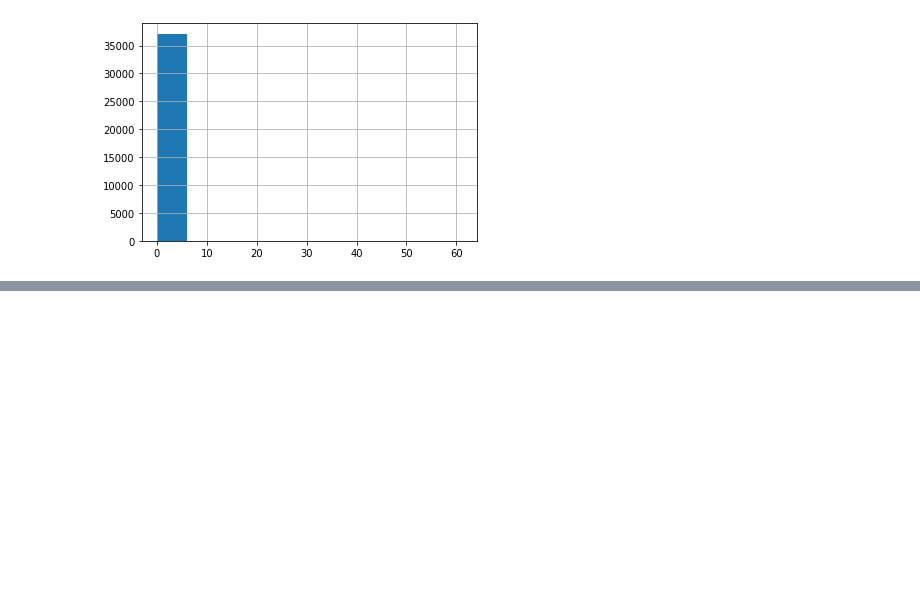
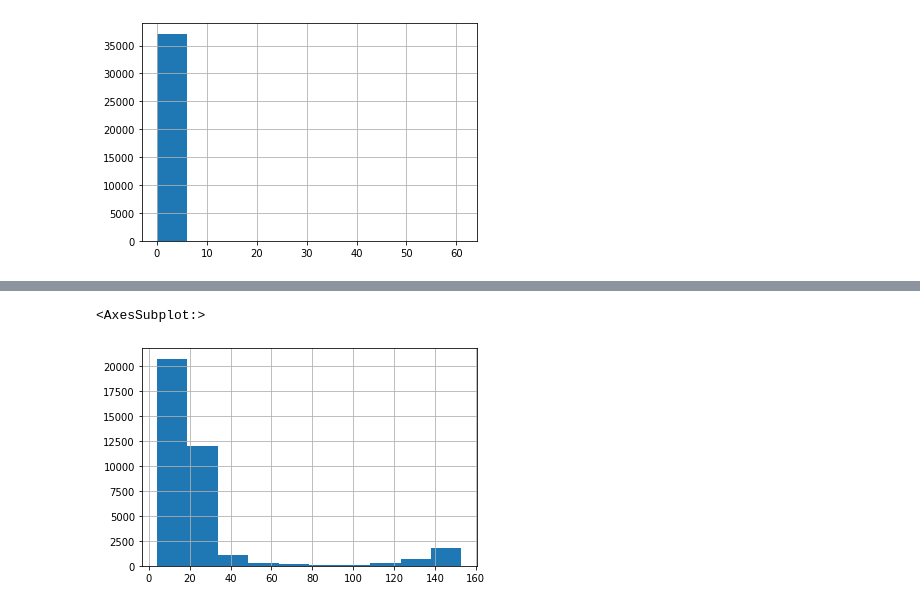
Before and after one commit to lukem1/malicious-domain-classification, a Jupyter notebook: preprocessing.ipynb, the cells around one changed output, grey strips where cells are left out. Saved outputs shown, nothing was run; the diff lists cells and outputs as text; code cells hidden in the pictures; blank space fills up the shorter version.

Commit message:
Preprocessing: domain len and class

```diff
--- a/preprocessing.ipynb
+++ b/preprocessing.ipynb
@@ -849,0 +858,5 @@ data.SpecialCharSequence.hist()
+# %%
+data.DomainLength.hist()
+# %% [output]
+<AxesSubplot:>
+[figure, added]
```
Also changed, not shown: parts of 4 cells of this notebook.
